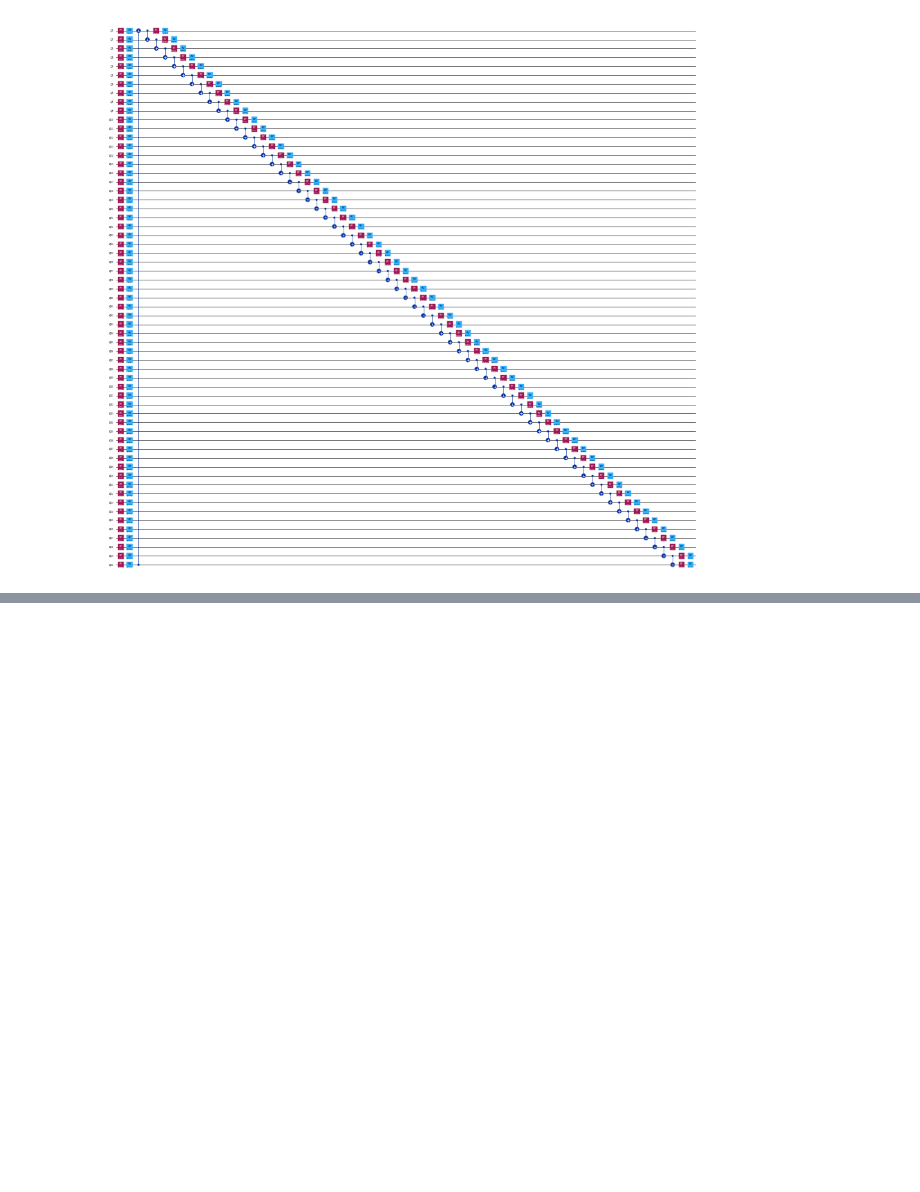
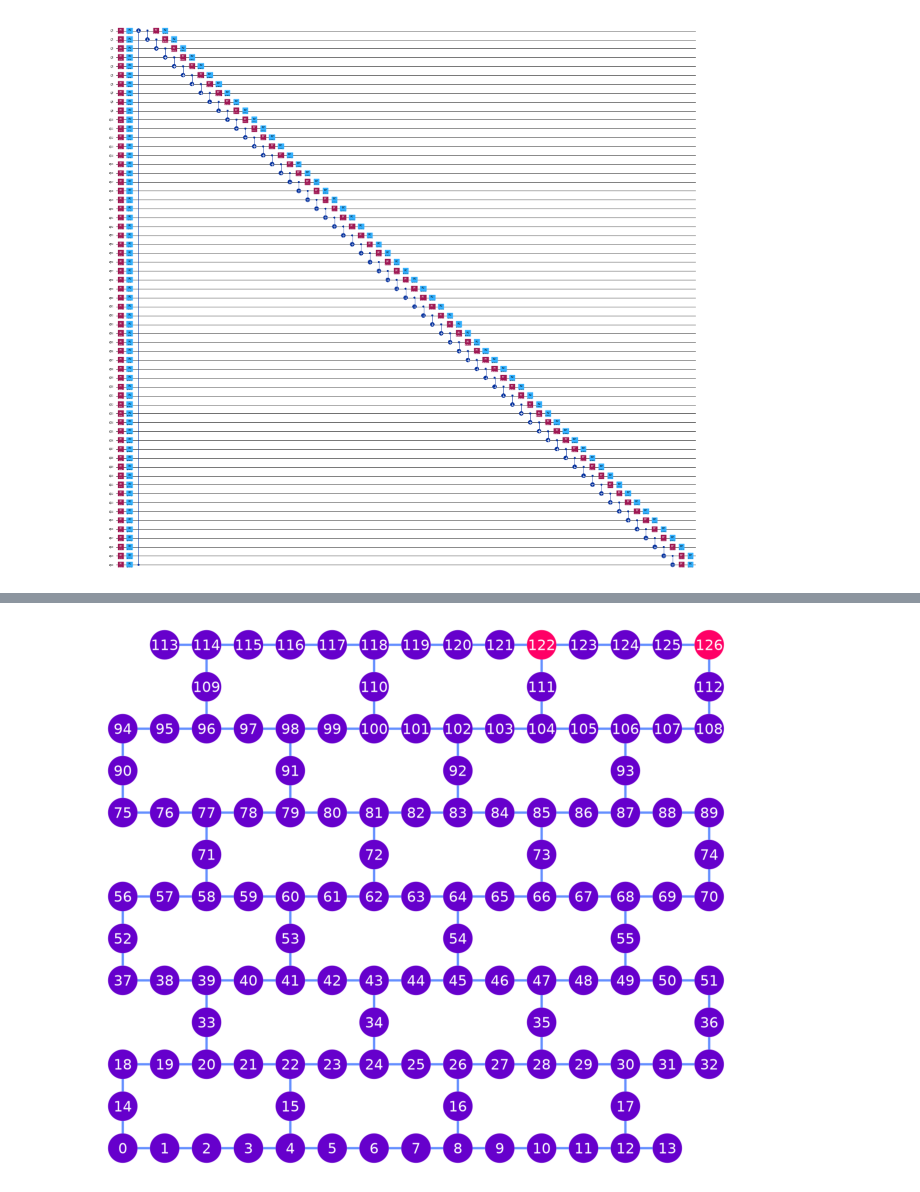
Before and after one commit to sagars2004/2024-IBM-Quantum-Challenge, a Jupyter notebook: ibm-quantum-challenge-2024-lab3.ipynb, the cells around one changed output, grey strips where cells are left out. Drawn from its saved outputs; the diff is of its cells as text; code cells hidden in the pictures; blank space fills up the shorter version.

```diff
--- a/ibm-quantum-challenge-2024-lab3.ipynb
+++ b/ibm-quantum-challenge-2024-lab3.ipynb
@@ -72,0 +115,23 @@ Transpiled without AI -> Depth: 1383, CNOTs: 364
+# %%
+## If this is your first time accessing the backend
+## remove # and fill your API key, and run the code
+service = QiskitRuntimeService(
+   channel='ibm_quantum',
+   instance='ibm-q/open/main',
+   token=api_key
+)
+
+#service = QiskitRuntimeService(channel="ibm_quantum")
+
+# Specify a system to use for transpilation, DO NOT change
+backend = service.backend("ibm_kyoto")
+
+layout=[122, 126]
+qubit_color = []
+for i in range(127):
+    if i in layout:
+        qubit_color.append("#ff0066")
+    else:
+        qubit_color.append("#6600cc")
+plot_gate_map(backend, qubit_color=qubit_color, qubit_size=60, font_size=25, figsize=(8,8))
+# %% [output]
@@ -72,0 +155 @@ Transpiled without AI -> Depth: 1383, CNOTs: 364
+[figure, added]
```
Also changed, not shown: parts of 14 cells of this notebook.
